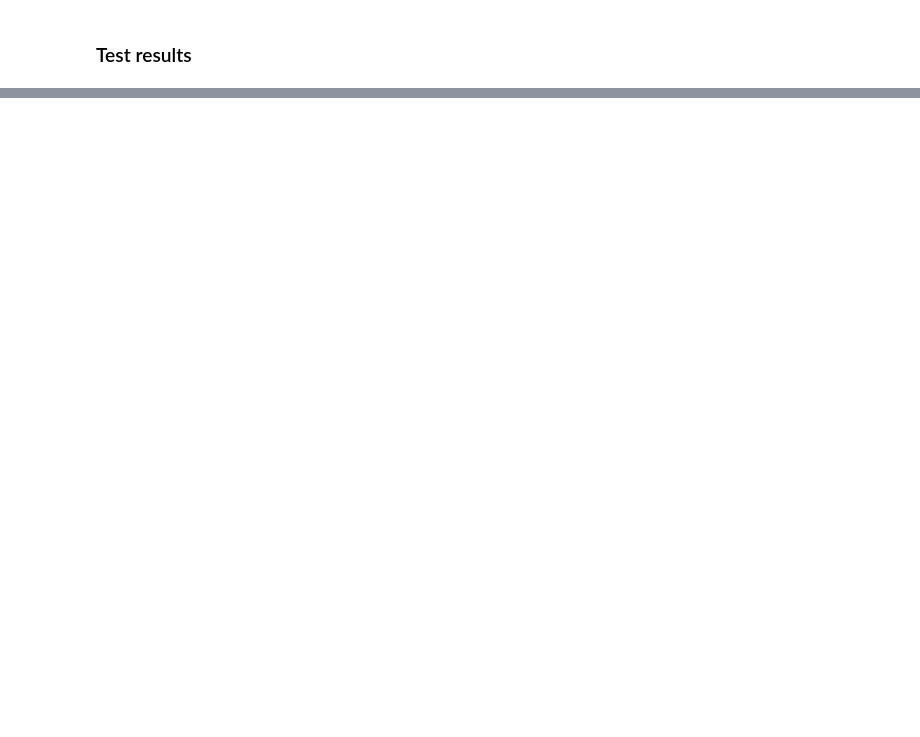
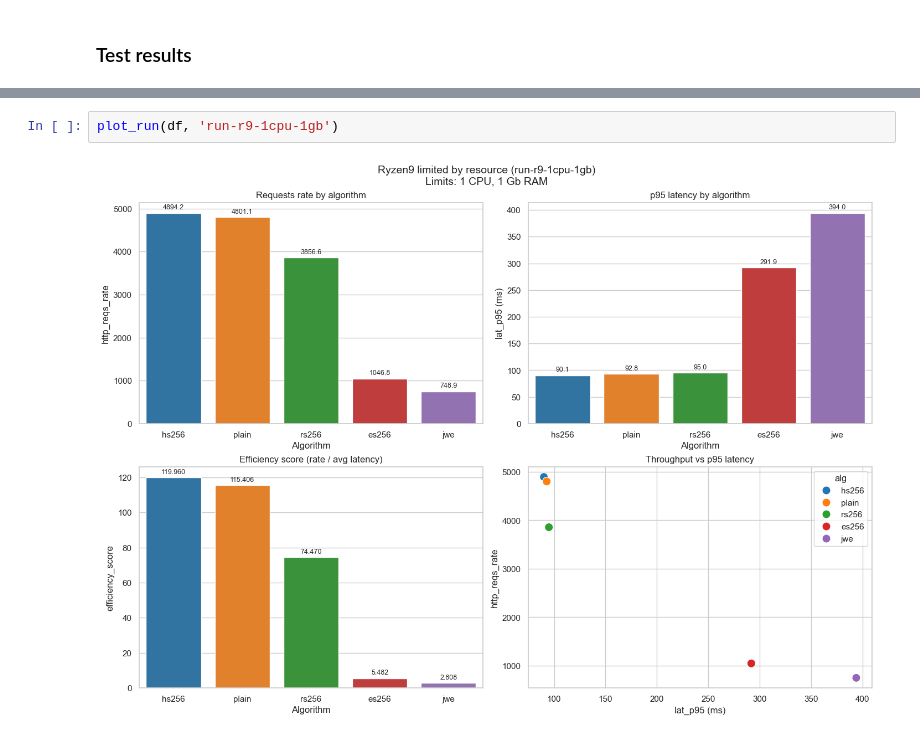
Before and after one commit to danilkiff/jwt-performance, a Jupyter notebook: results/analysis.ipynb, the cells around one changed output, grey strips where cells are left out. Drawn from its saved outputs; the diff is of its cells as text; blank space fills up the shorter version.

```diff
--- a/results/analysis.ipynb
+++ b/results/analysis.ipynb
@@ -191,0 +193,4 @@ plot_run(df, "run-macmini-m4-1cpu-1gb")
+# %%
+plot_run(df, 'run-r9-1cpu-1gb')
+# %% [output]
+[figure, added]
```
Also changed, not shown: parts of 6 cells of this notebook, 12 other files.
